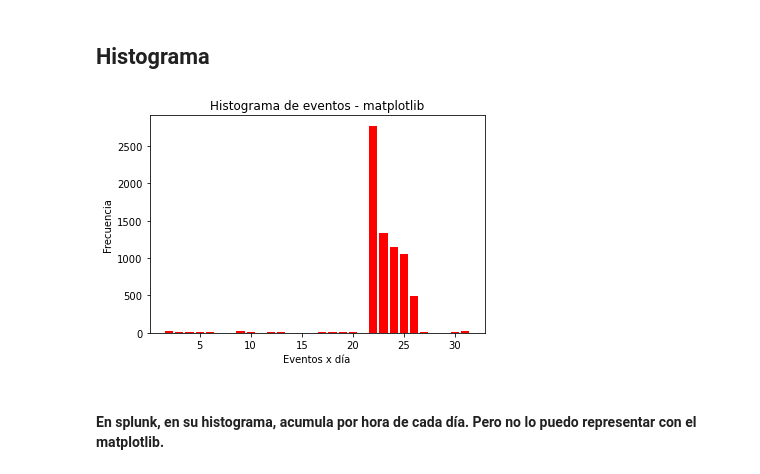
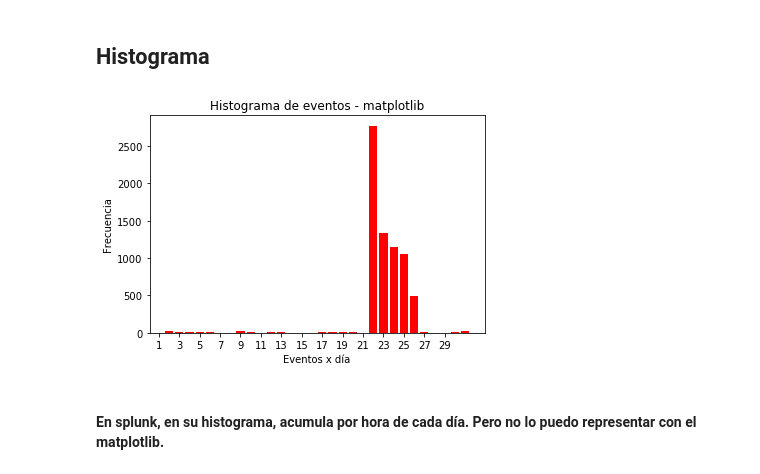
Before and after one commit to BustosMaxx/actividades_py, a Jupyter notebook: LoginsFallidos/BruteForce.ipynb, the cells around one changed output. Cells and saved outputs as stored; diff of their text form; code cells hidden in the pictures.

```diff
--- a/LoginsFallidos/BruteForce.ipynb
+++ b/LoginsFallidos/BruteForce.ipynb
@@ -71,8 +60,9 @@ tunneltype    object
 user          object
 dtype: object
 # %%
-_hora = df_Logins["hora"].astype("string")
-#_hora.astype("string")
+_hora = df_Logins["hora"]
+#.astype("string")
+_hora.astype("str")
 #_hora
 _hora = _hora.str.split(':')
 # %%
@@ -113,17 +103,17 @@ df_Logins
 # %%
 ejes = df_Logins.groupby("dia_num").count()["logdesc"]
 #print(ejes)
-
+intervalos = range(1,30,2)
 
 
 plt.bar(ejes.index, ejes.values, color = "red")
 plt.title('Histograma de eventos - matplotlib')
 plt.xlabel('Eventos x día')
 plt.ylabel('Frecuencia')
-#plt.xticks(intervalos)
+plt.xticks(intervalos)
 plt.show()
 # %% [output]
-[figure, old version]
+[figure, new version]
 # %% [markdown]
 #### En splunk, en su histograma, acumula por hora de cada día. Pero no lo puedo representar con el matplotlib.
 # %%
```
Also changed, not shown: parts of 10 cells of this notebook.
